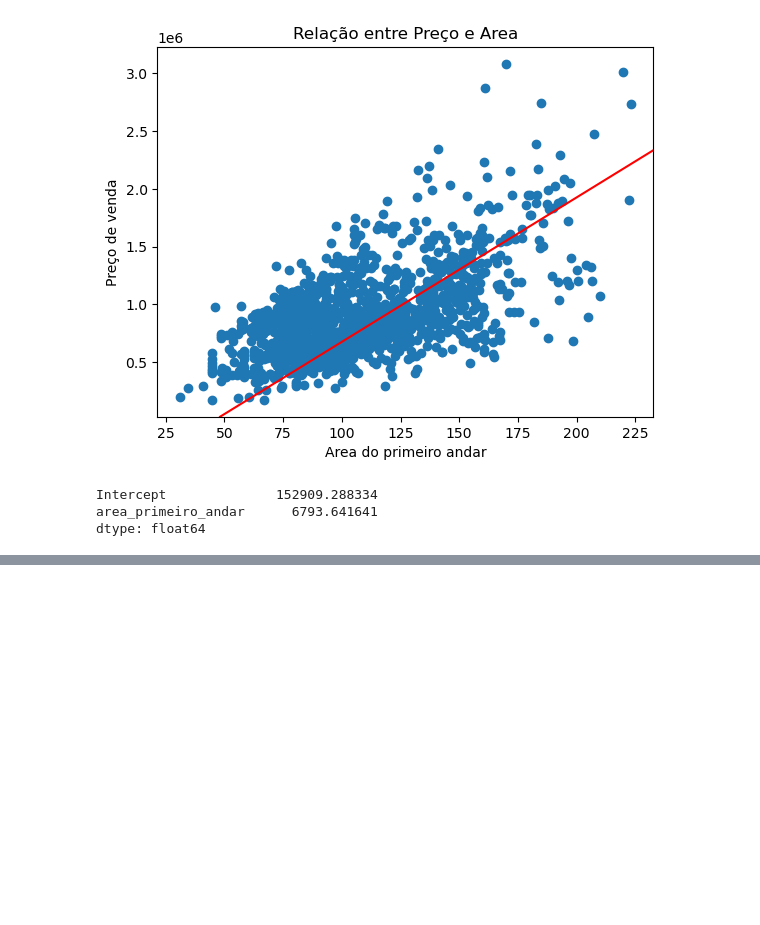
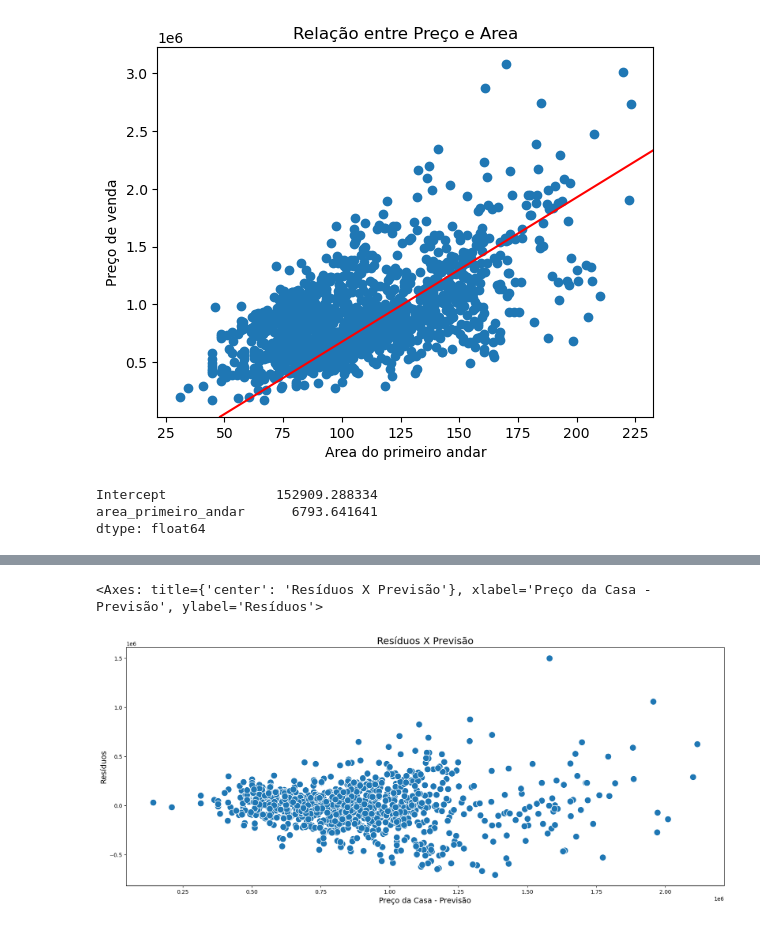
Before and after one commit to Thiago-Brito/Projetos-ML-API, a Jupyter notebook: Alura/ML/RegressaoLinear/Primeiro.ipynb, the cells around one changed output, grey strips where cells are left out. Drawn from its saved outputs; the diff is of its cells as text; code cells hidden in the pictures; blank space fills up the shorter version.

Commit message:
Projeto sobre regressao

```diff
--- a/Alura/ML/RegressaoLinear/Primeiro.ipynb
+++ b/Alura/ML/RegressaoLinear/Primeiro.ipynb
@@ -121,0 +184,6 @@ Notes:
+# %%
+# Modelo sem informações sobre garagem
+modelo_3 = sm.OLS(Y_train,
+                  X_train[['const','area_primeiro_andar','existe_segundo_andar',
+                          'quantidade_banheiros',
+                           'qualidade_da_cozinha_Excelente']]).fit()
@@ -121,0 +355,11 @@ Notes:
+# %%
+explicativas_1 = ['const','area_primeiro_andar', 'existe_segundo_andar',
+       'area_segundo_andar', 'quantidade_banheiros',
+       'capacidade_carros_garagem', 'qualidade_da_cozinha_Excelente']
+
+explicativas_2 = ['const','area_primeiro_andar', 'existe_segundo_andar',
+       'quantidade_banheiros', 'capacidade_carros_garagem',
+       'qualidade_da_cozinha_Excelente']
+
+explicativas_3 = ['const','area_primeiro_andar', 'existe_segundo_andar',
+       'quantidade_banheiros', 'qualidade_da_cozinha_Excelente']
@@ -121,0 +396,2 @@ Notes:
+# %%
+y_previsto_train =  modelo_3.predict(X_train[explicativas_3])
@@ -121,0 +403,12 @@ Notes:
+# %%
+residuos = modelo_3.resid
+# %%
+ax = sns.scatterplot(x=y_previsto_train, y=residuos, s=150)
+ax.figure.set_size_inches(20, 8)
+ax.set_title('Resíduos X Previsão', fontsize=18)
+ax.set_xlabel('Preço da Casa - Previsão', fontsize=14)
+ax.set_ylabel('Resíduos', fontsize=14)
+ax
+# %% [output]
+<Axes: title={'center': 'Resíduos X Previsão'}, xlabel='Preço da Casa - Previsão', ylabel='Resíduos'>
+[figure, added]
```
Also changed, not shown: parts of 38 cells of this notebook, 9 other files.
